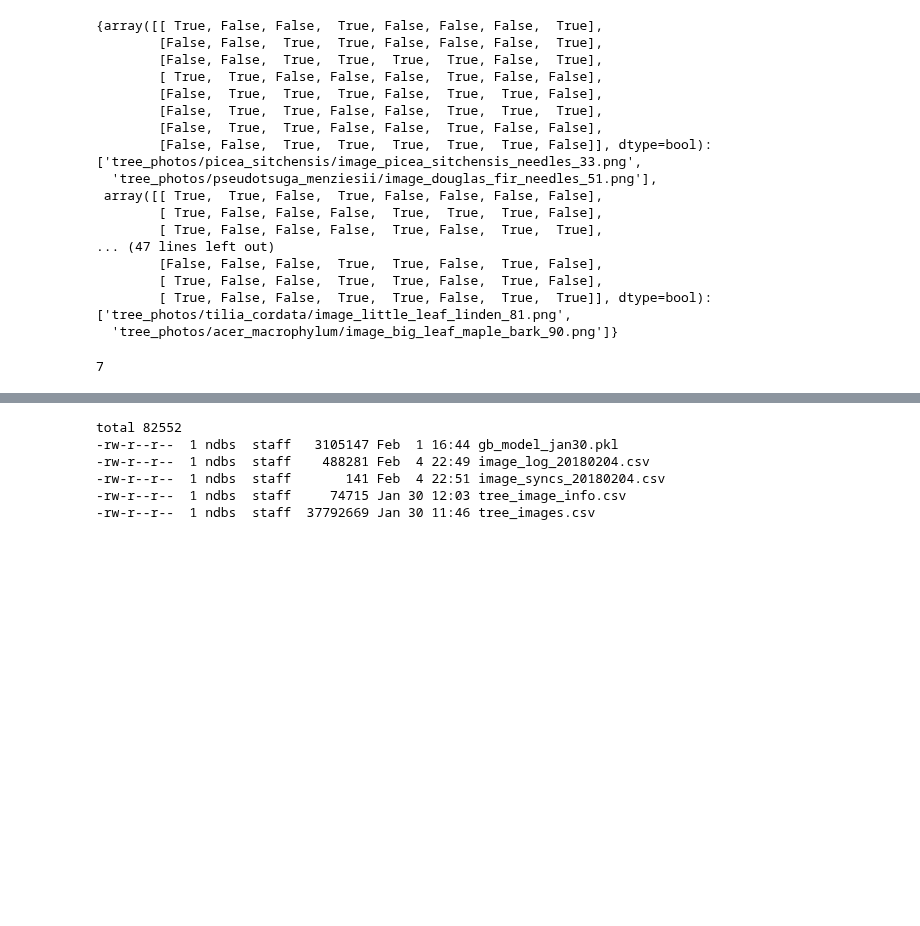
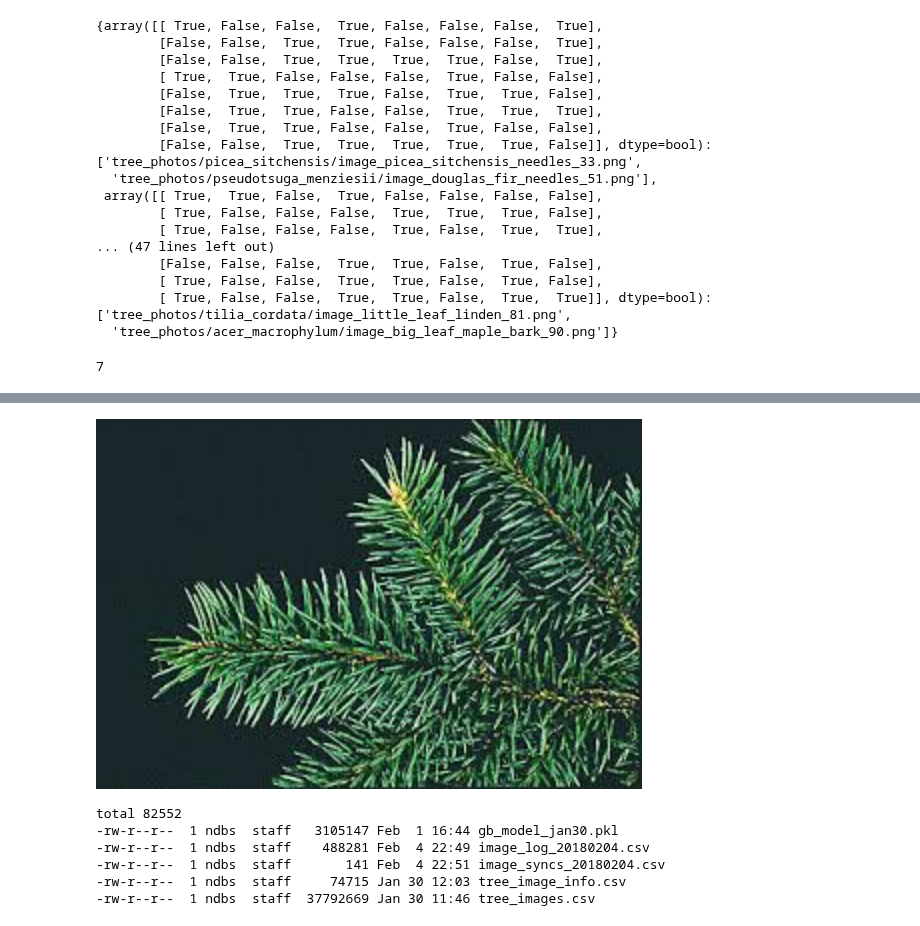
Before and after one commit to NathanielBlairStahn/tree-logic, a Jupyter notebook: scratchwork.ipynb, the cells around one changed output, grey strips where cells are left out. Saved outputs shown, nothing was run; the diff lists cells and outputs as text; code cells hidden in the pictures; blank space fills up the shorter version.

Commit message:
finish scraping betula pendula, display duplicate images

```diff
--- a/scratchwork.ipynb
+++ b/scratchwork.ipynb
@@ -184,3 +184,7 @@ manager.get_duplicates() #Interesting, some photos are showing up for different
 len(manager.get_duplicates())
 # %% [output]
 7
+# %%
+paths = np.array(list(manager.get_duplicates().values())).flatten()
+gen = manager.generate_images_from_paths(paths)
+print(paths)
@@ -187,3 +206,7 @@ len(manager.get_duplicates())
+# %%
+next(gen)
+# %% [output]
+[figure, added]
 # %%
 manager.image_df.to_csv('data/image_log_20180204.csv', sep='|')
 # %%
```
Also changed, not shown: parts of 1 cell of this notebook, 2 other files.
